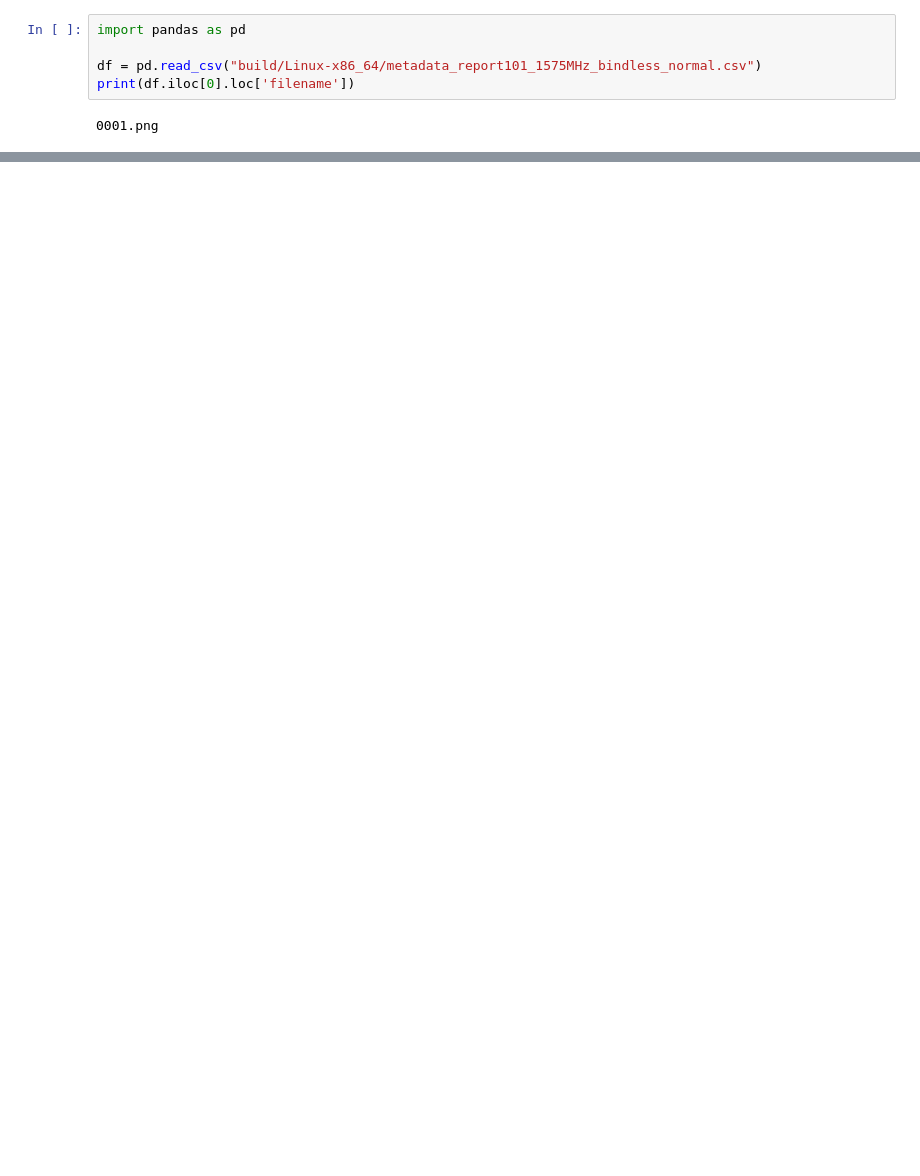
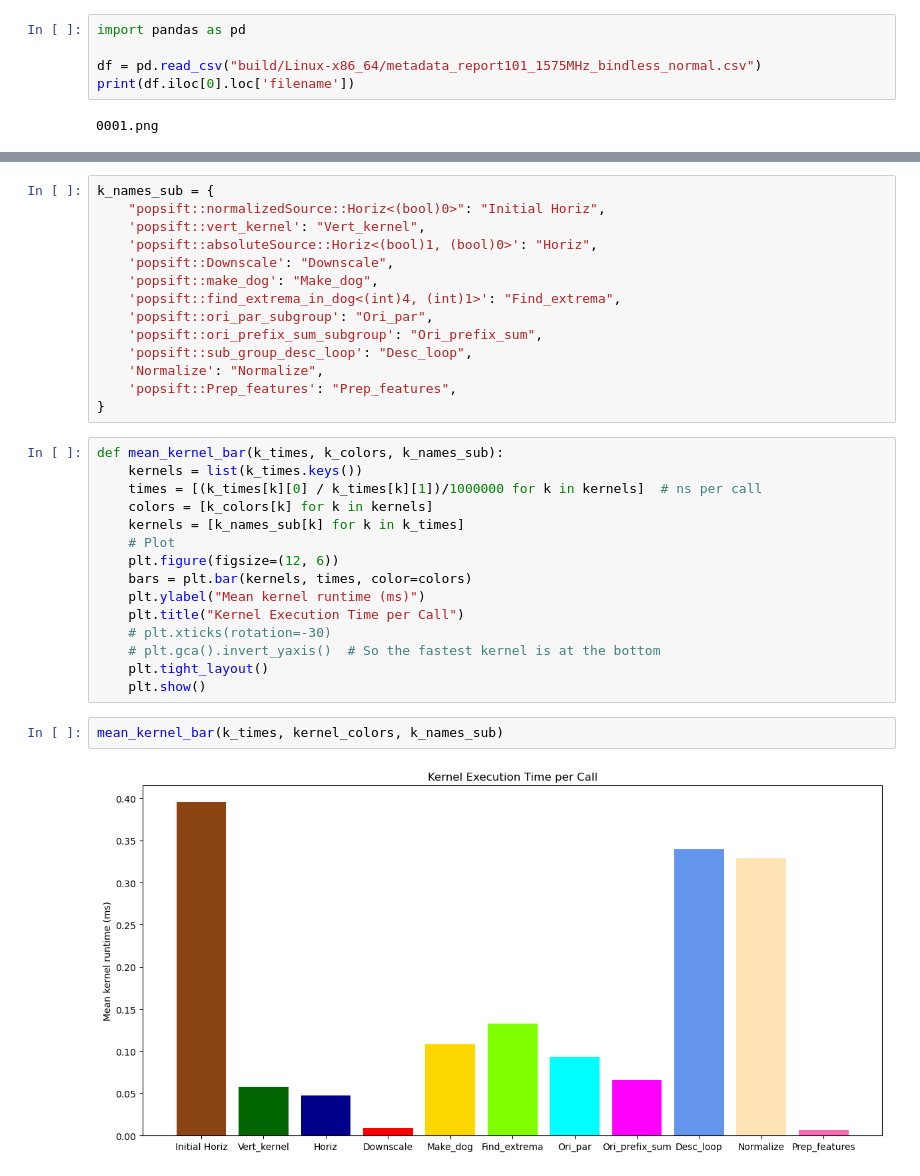
Before and after one commit to jorgenjen/sycl_popsift, a Jupyter notebook: data_visualization.ipynb, the cells around one changed output, grey strips where cells are left out. Drawn from its saved outputs; the diff is of its cells as text; blank space fills up the shorter version.

```diff
--- a/data_visualization.ipynb
+++ b/data_visualization.ipynb
@@ -214,0 +719,33 @@ print(times[0]/1000000)
+# %%
+k_names_sub = {
+    "popsift::normalizedSource::Horiz<(bool)0>": "Initial Horiz",
+    'popsift::vert_kernel': "Vert_kernel",
+    'popsift::absoluteSource::Horiz<(bool)1, (bool)0>': "Horiz",
+    'popsift::Downscale': "Downscale",
+    'popsift::make_dog': "Make_dog",
+    'popsift::find_extrema_in_dog<(int)4, (int)1>': "Find_extrema",
+    'popsift::ori_par_subgroup': "Ori_par",
+    'popsift::ori_prefix_sum_subgroup': "Ori_prefix_sum",
+    'popsift::sub_group_desc_loop': "Desc_loop",
+    'Normalize': "Normalize",
+    'popsift::Prep_features': "Prep_features",
+}
+# %%
+def mean_kernel_bar(k_times, k_colors, k_names_sub):
+    kernels = list(k_times.keys())
+    times = [(k_times[k][0] / k_times[k][1])/1000000 for k in kernels]  # ns per call
+    colors = [k_colors[k] for k in kernels]
+    kernels = [k_names_sub[k] for k in k_times]
+    # Plot
+    plt.figure(figsize=(12, 6))
+    bars = plt.bar(kernels, times, color=colors)
+    plt.ylabel("Mean kernel runtime (ms)")
+    plt.title("Kernel Execution Time per Call")
+    # plt.xticks(rotation=-30)
+    # plt.gca().invert_yaxis()  # So the fastest kernel is at the bottom
+    plt.tight_layout()
+    plt.show()
+# %%
+mean_kernel_bar(k_times, kernel_colors, k_names_sub)
+# %% [output]
+[figure, added]
```
Also changed, not shown: parts of 43 cells of this notebook.
